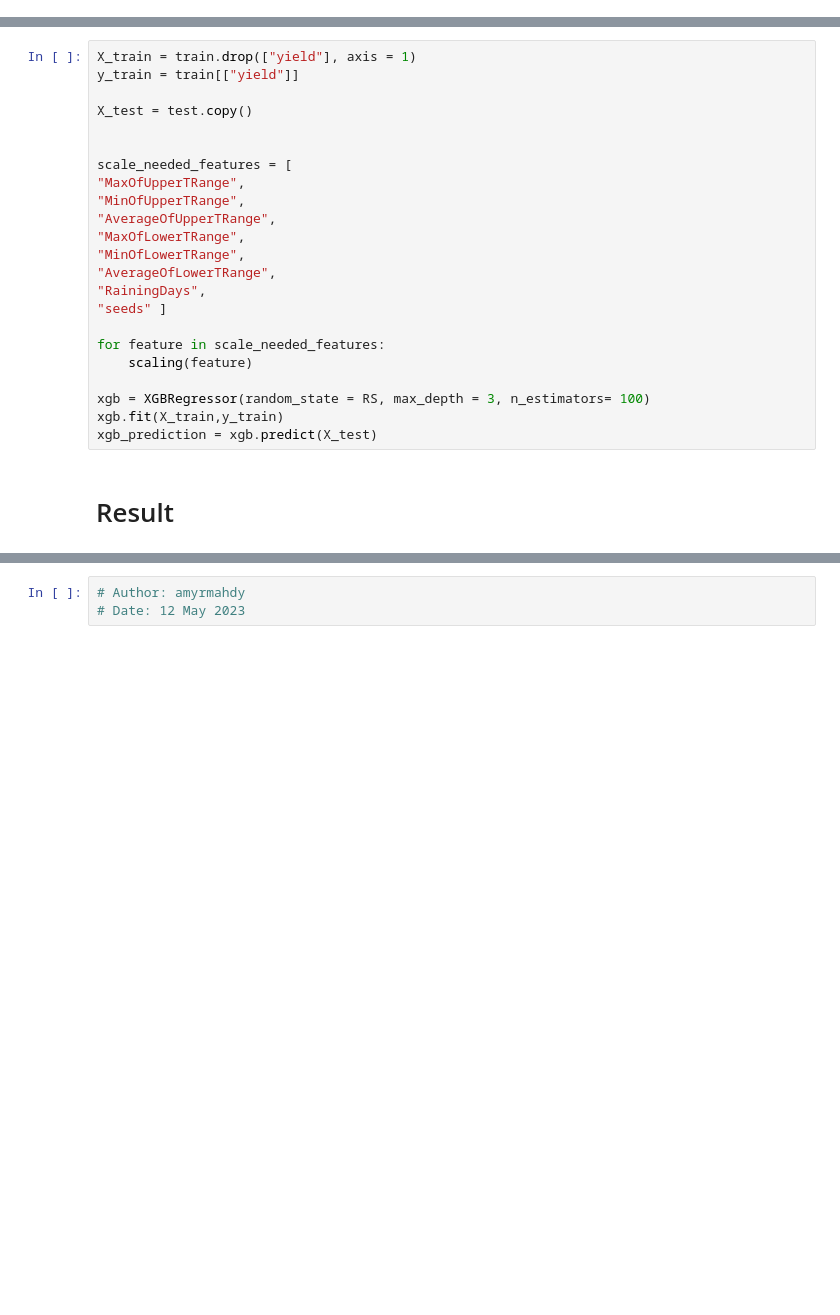
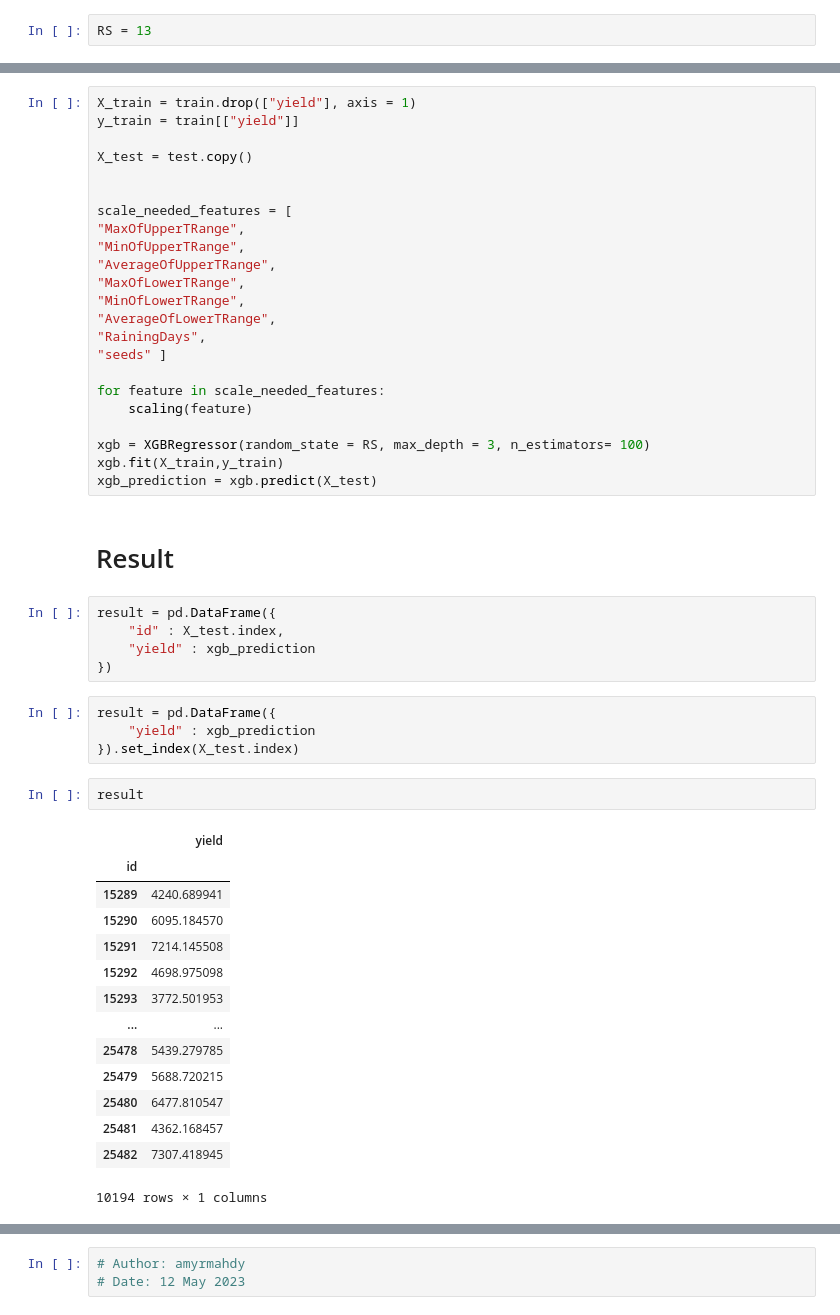
Before and after one commit to amyrmahdy/playground-series-s3e14-wild-blueberry, a Jupyter notebook: first_submission.ipynb, the cells around one changed output, grey strips where cells are left out. Saved outputs shown, nothing was run; the diff lists cells and outputs as text; blank space fills up the shorter version.

```diff
--- a/first_submission.ipynb
+++ b/first_submission.ipynb
@@ -157,6 +157,8 @@ def scaling(feature):
     scaler.fit(X_train[feature].to_numpy().reshape(-1,1))
     X_train[feature] = scaler.transform(X_train[feature].to_numpy().reshape(-1,1))
     X_test[feature] = scaler.transform(X_test[feature].to_numpy().reshape(-1,1))
+# %%
+RS = 13
 # %% [markdown]
 ### Random Forest Regressor
 # %%
@@ -275,3 +275,29 @@ xgb.fit(X_train,y_train)
 xgb_prediction = xgb.predict(X_test)
 # %% [markdown]
 # Result
+# %%
+result = pd.DataFrame({
+    "id" : X_test.index,
+    "yield" : xgb_prediction
+})
+# %%
+result = pd.DataFrame({
+    "yield" : xgb_prediction
+}).set_index(X_test.index)
+# %%
+result
+# %% [output]
+|  | yield |
+| id |  |
+| 15289 | 4240.689941 |
+| 15290 | 6095.184570 |
+| 15291 | 7214.145508 |
+| 15292 | 4698.975098 |
+| 15293 | 3772.501953 |
+| ... | ... |
+| 25478 | 5439.279785 |
+| 25479 | 5688.720215 |
+| 25480 | 6477.810547 |
+| 25481 | 4362.168457 |
+| 25482 | 7307.418945 |
+10194 rows × 1 columns
```
Also changed, not shown: parts of 4 cells of this notebook.
